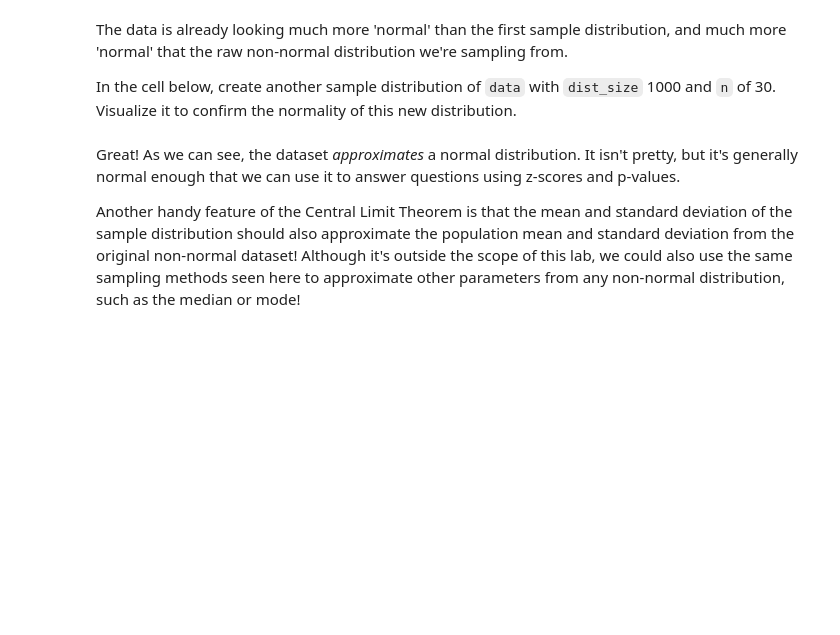
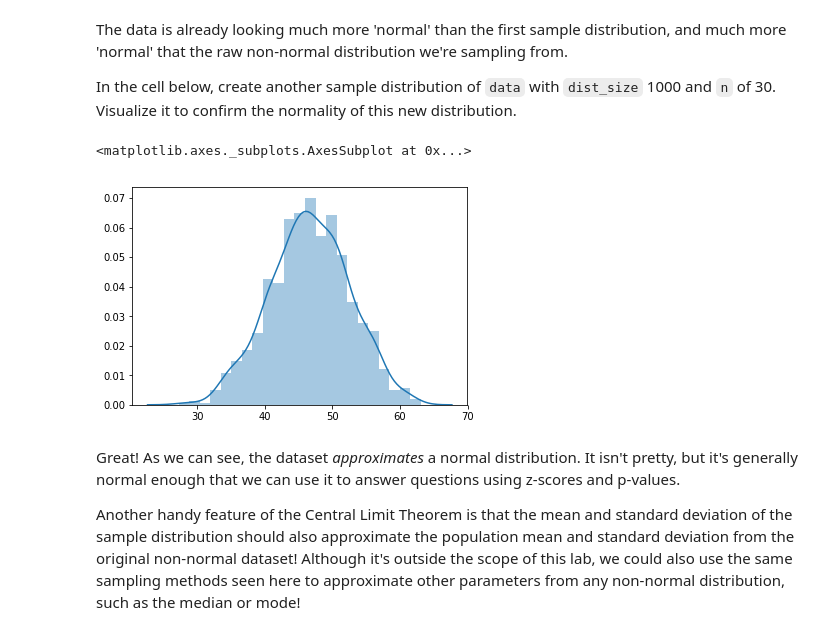
Before and after one commit to abukhimani/dsc-2-19-13-central-limit-theorem-lab-nyc-ds-career-012819, a Jupyter notebook: index.ipynb, the cells around one changed output. Cells and saved outputs as stored; diff of their text form; code cells hidden in the pictures; blank space fills up the shorter version.

```diff
--- a/index.ipynb
+++ b/index.ipynb
@@ -134,7 +134,10 @@ In the cell below, create another sample distribution of `data` with `dist_size`
 # %%
 sample_dist_1000 = create_sample_distribution(dataset, 1000, 30)
 sample_dist_1000
-sns.distplot(sample_dist_100)
+sns.distplot(sample_dist_1000)
+# %% [output]
+<matplotlib.axes._subplots.AxesSubplot at 0x...>
+[figure, added]
 # %% [markdown]
 Great! As we can see, the dataset _approximates_ a normal distribution. It isn't pretty, but it's generally normal enough that we can use it to answer questions using z-scores and p-values.
 
```
